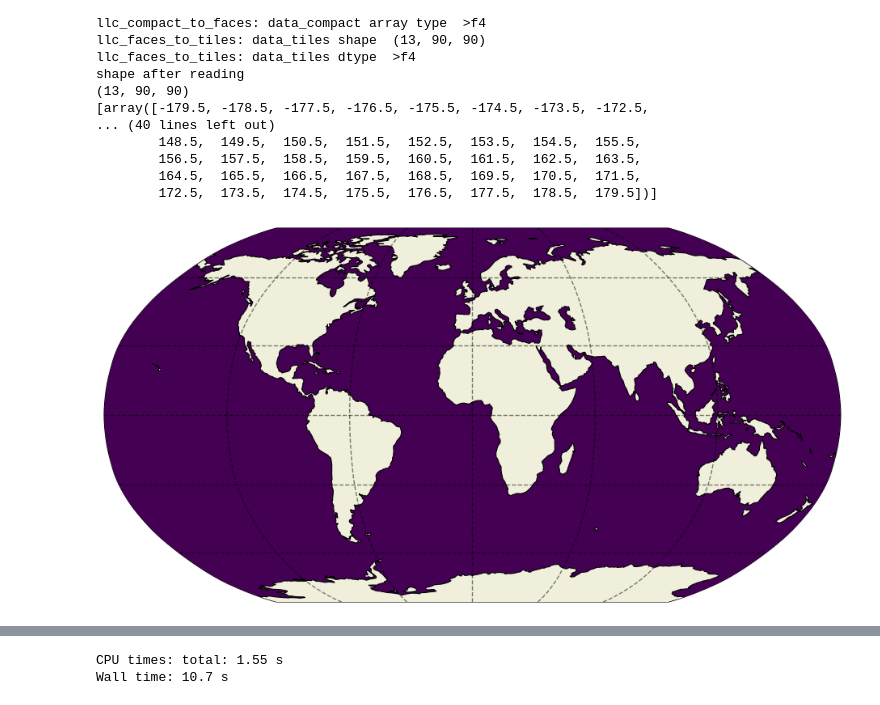
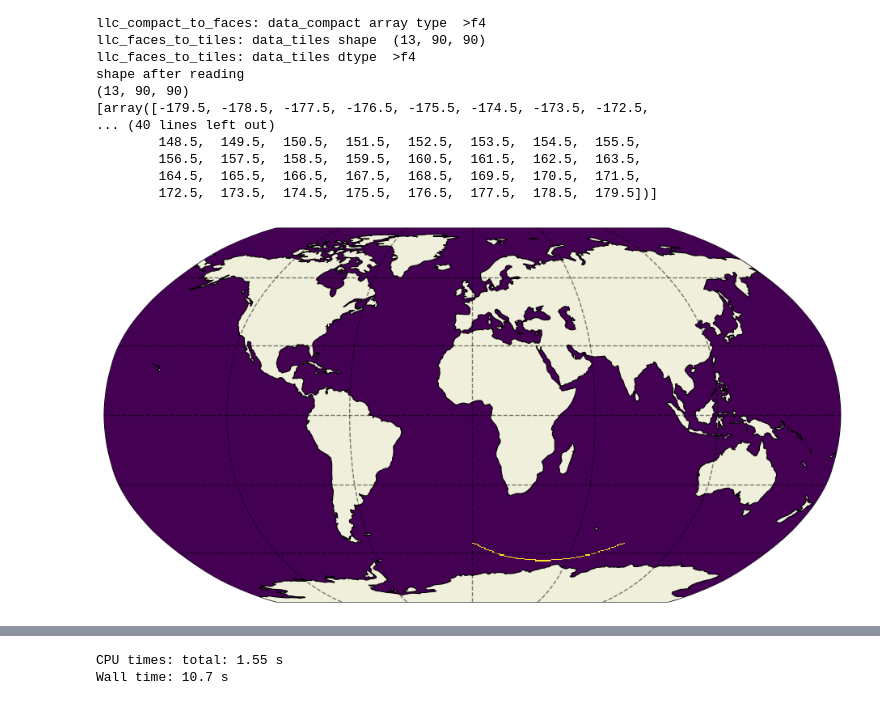
Before and after one commit to ai4er-cdt/OTP, a Jupyter notebook: streamfunction.ipynb, the cells around one changed output, grey strips where cells are left out. Saved outputs shown, nothing was run; the diff lists cells and outputs as text; code cells hidden in the pictures.

```diff
--- a/streamfunction.ipynb
+++ b/streamfunction.ipynb
@@ -137,7 +139,7 @@ basin = 'southern'
 latitudes = basin_masks.get_lats_of_interest_solodoch(basin)
 print(latitudes)
 
-latitude = latitudes[1]
+latitude = latitudes[0]
 longitudes = basin_masks.get_longitudes_at_latitude(latitude, basin, geom_fp)
 longitude_sections = np.split(longitudes, np.where(np.diff(longitudes) > 1)[0] + 1)
 print(longitude_sections)
@@ -162,19 +164,19 @@ shape after reading
 # %%
 masks_W = []
 masks_S = []
 masks_C = []
 
 for section in longitude_sections:
-    maskC, maskW, maskS = ecco.get_section_line_masks([section[0], latitude],[section[-1], latitude], ds)
+    maskC, maskW, maskS = ecco.get_section_line_masks([0, latitude],[90, latitude], ds)
     masks_C.append(maskC)
     masks_W.append(maskW)
     masks_S.append(maskS)
 
 maskC_tot = reduce(lambda x, y: x | y, masks_C)
 maskS_tot = reduce(lambda x, y: x | y, masks_S)
 maskW_tot = reduce(lambda x, y: x | y, masks_W)
 
 plt.figure(figsize=(12,6))
 ecco.plot_proj_to_latlon_grid(ds.XC,ds.YC,maskC_tot,cmap='viridis',projection_type='robin',user_lon_0=0);
 # %% [output]
-[figure, old version]
+[figure, new version]
```
Also changed, not shown: parts of 26 cells of this notebook, 1 other file.
